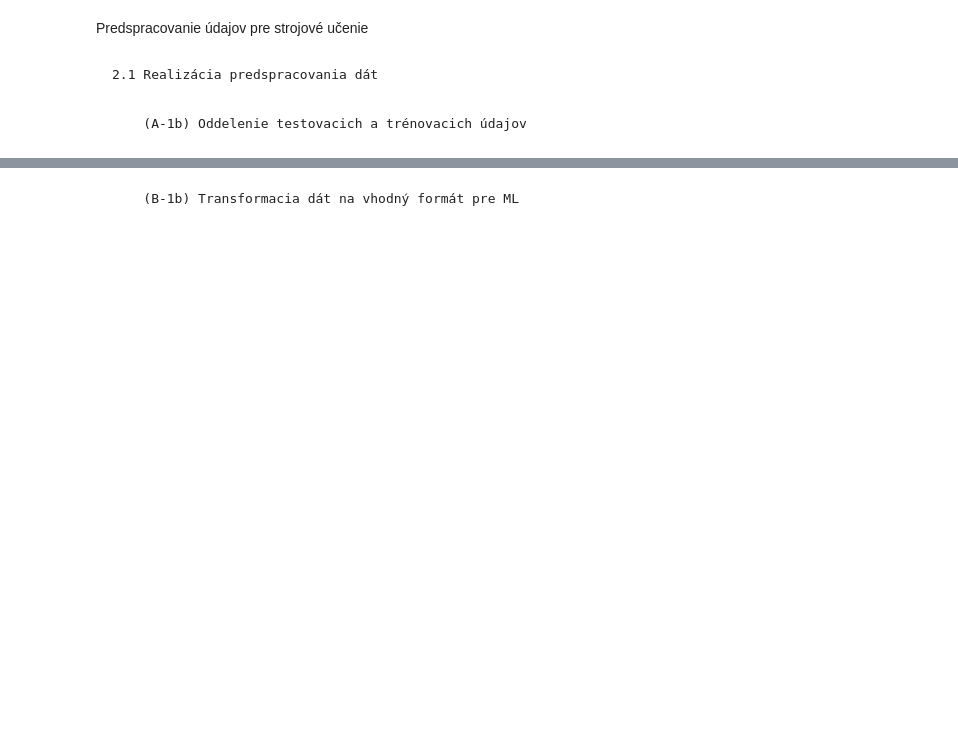
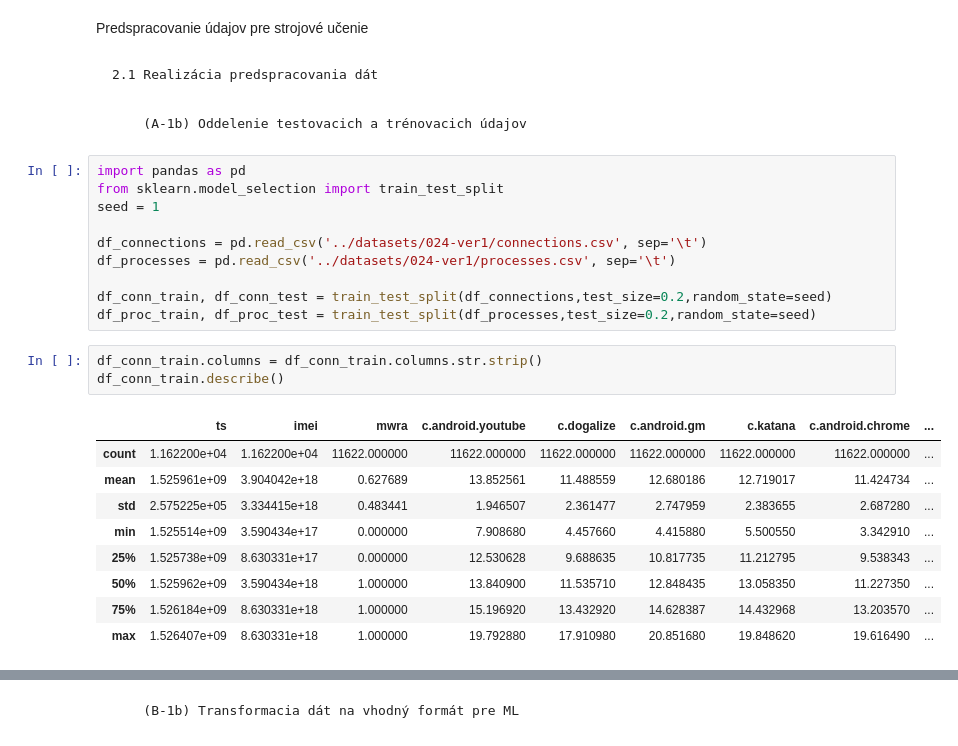
Before and after one commit to Faustynn/IAU_Project, a Jupyter notebook: jupiter/druha_faza.ipynb, the cells around one changed output, grey strips where cells are left out. Saved outputs shown, nothing was run; the diff lists cells and outputs as text; blank space fills up the shorter version.

```diff
--- a/jupiter/druha_faza.ipynb
+++ b/jupiter/druha_faza.ipynb
@@ -4,3 +4,26 @@ Predspracovanie údajov pre strojové učenie
     2.1 Realizácia predspracovania dát
 # %% [markdown]
         (A-1b) Oddelenie testovacich a trénovacich údajov
+# %%
+import pandas as pd
+from sklearn.model_selection import train_test_split
+seed = 1
+
+df_connections = pd.read_csv('../datasets/024-ver1/connections.csv', sep='\t')
+df_processes = pd.read_csv('../datasets/024-ver1/processes.csv', sep='\t')
+
+df_conn_train, df_conn_test = train_test_split(df_connections,test_size=0.2,random_state=seed)
+df_proc_train, df_proc_test = train_test_split(df_processes,test_size=0.2,random_state=seed)
+# %%
+df_conn_train.columns = df_conn_train.columns.str.strip()
+df_conn_train.describe()
+# %% [output]
+|  | ts | imei | mwra | c.android.youtube | c.dogalize | c.android.gm | c.katana | c.android.chrome | ... |
+| count | 1.162200e+04 | 1.162200e+04 | 11622.000000 | 11622.000000 | 11622.000000 | 11622.000000 | 11622.000000 | 11622.000000 | ... |
+| mean | 1.525961e+09 | 3.904042e+18 | 0.627689 | 13.852561 | 11.488559 | 12.680186 | 12.719017 | 11.424734 | ... |
+| std | 2.575225e+05 | 3.334415e+18 | 0.483441 | 1.946507 | 2.361477 | 2.747959 | 2.383655 | 2.687280 | ... |
+| min | 1.525514e+09 | 3.590434e+17 | 0.000000 | 7.908680 | 4.457660 | 4.415880 | 5.500550 | 3.342910 | ... |
+| 25% | 1.525738e+09 | 8.630331e+17 | 0.000000 | 12.530628 | 9.688635 | 10.817735 | 11.212795 | 9.538343 | ... |
+| 50% | 1.525962e+09 | 3.590434e+18 | 1.000000 | 13.840900 | 11.535710 | 12.848435 | 13.058350 | 11.227350 | ... |
+| 75% | 1.526184e+09 | 8.630331e+18 | 1.000000 | 15.196920 | 13.432920 | 14.628387 | 14.432968 | 13.203570 | ... |
+| max | 1.526407e+09 | 8.630331e+18 | 1.000000 | 19.792880 | 17.910980 | 20.851680 | 19.848620 | 19.616490 | ... |
```
Also changed, not shown: parts of 30 cells of this notebook.
